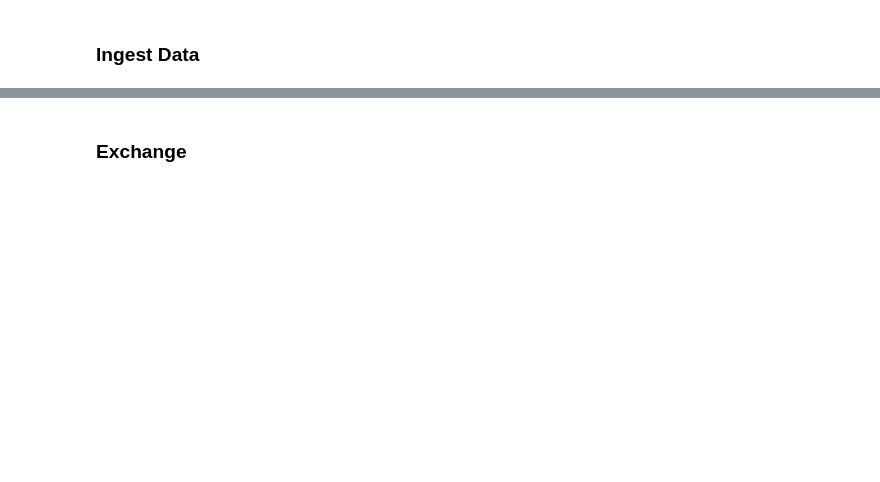
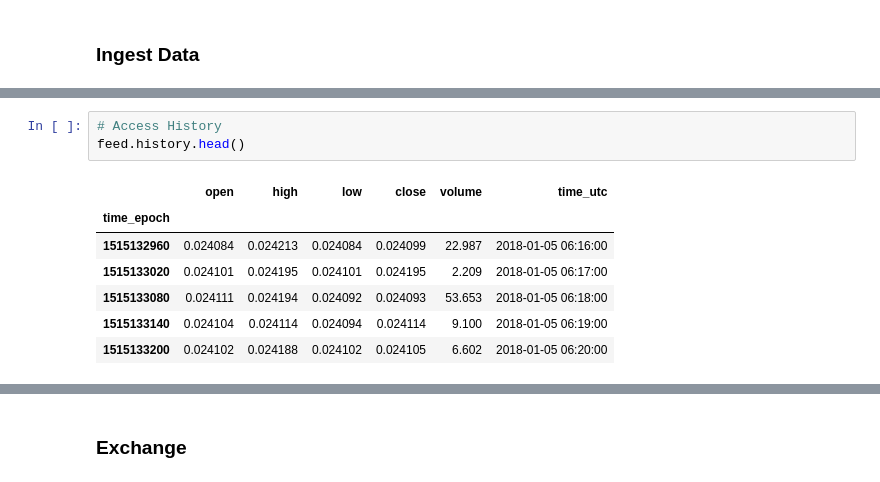
Before and after one commit to bfortuner/punisher, a Jupyter notebook: punisher.ipynb, the cells around one changed output, grey strips where cells are left out. Saved outputs shown, nothing was run; the diff lists cells and outputs as text; blank space fills up the shorter version.

```diff
--- a/punisher.ipynb
+++ b/punisher.ipynb
@@ -159,0 +119,11 @@ Downloaded rows: 12
+# %%
+# Access History
+feed.history.head()
+# %% [output]
+|  | open | high | low | close | volume | time_utc |
+| time_epoch |  |  |  |  |  |  |
+| 1515132960 | 0.024084 | 0.024213 | 0.024084 | 0.024099 | 22.987 | 2018-01-05 06:16:00 |
+| 1515133020 | 0.024101 | 0.024195 | 0.024101 | 0.024195 | 2.209 | 2018-01-05 06:17:00 |
+| 1515133080 | 0.024111 | 0.024194 | 0.024092 | 0.024093 | 53.653 | 2018-01-05 06:18:00 |
+| 1515133140 | 0.024104 | 0.024114 | 0.024094 | 0.024114 | 9.100 | 2018-01-05 06:19:00 |
+| 1515133200 | 0.024102 | 0.024188 | 0.024102 | 0.024105 | 6.602 | 2018-01-05 06:20:00 |
```
Also changed, not shown: parts of 44 cells of this notebook, 14 other files.
